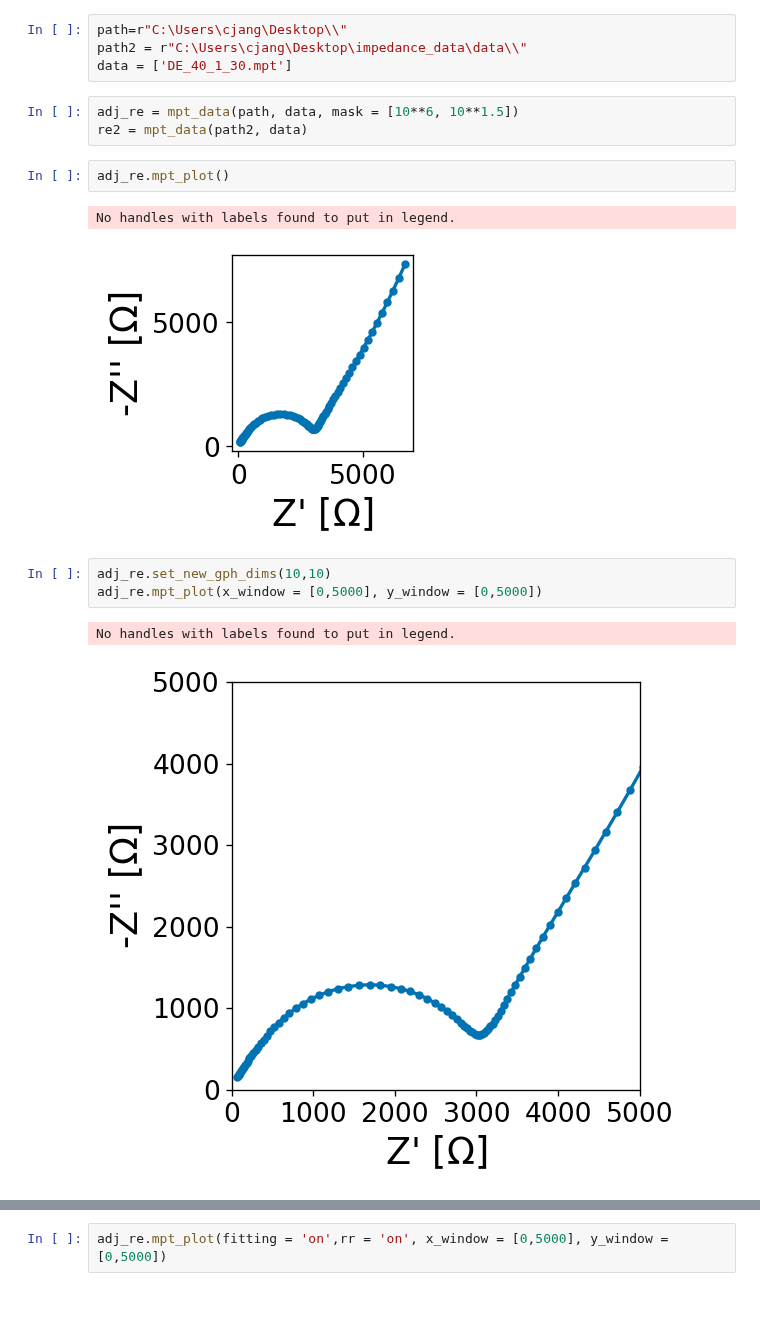
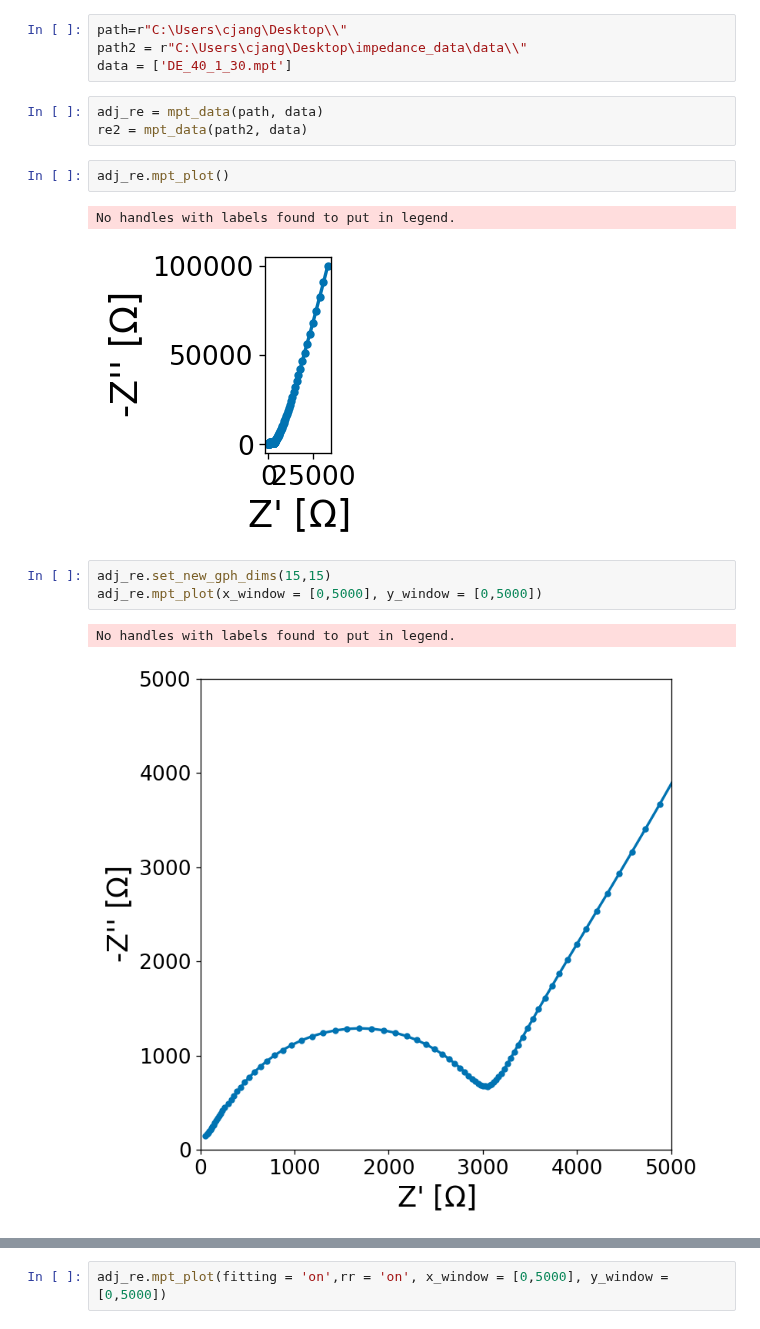
Before and after one commit to WildcatDiscovery/Kyler_Speed_Circuit, a Jupyter notebook: python_notebooks/linear_kk.ipynb, the cells around one changed output, grey strips where cells are left out. Drawn from its saved outputs; the diff is of its cells as text; blank space fills up the shorter version.

```diff
--- a/python_notebooks/linear_kk.ipynb
+++ b/python_notebooks/linear_kk.ipynb
@@ -5,19 +5,19 @@ path=r"C:\Users\cjang\Desktop\\"
 path2 = r"C:\Users\cjang\Desktop\impedance_data\data\\"
 data = ['DE_40_1_30.mpt']
 # %%
-adj_re = mpt_data(path, data, mask = [10**6, 10**1.5])
+adj_re = mpt_data(path, data)
 re2 = mpt_data(path2, data)
 # %%
 adj_re.mpt_plot()
 # %% [output]
 No handles with labels found to put in legend.
-[figure, old version]
+[figure, new version]
 # %%
-adj_re.set_new_gph_dims(10,10)
+adj_re.set_new_gph_dims(15,15)
 adj_re.mpt_plot(x_window = [0,5000], y_window = [0,5000])
 # %% [output]
 No handles with labels found to put in legend.
-[figure, old version]
+[figure, new version]
 # %%
 #GUESSES BROUGHT FROM INIT VALUES
 Rs_guess = 40
```
Also changed, not shown: parts of 7 cells of this notebook.
